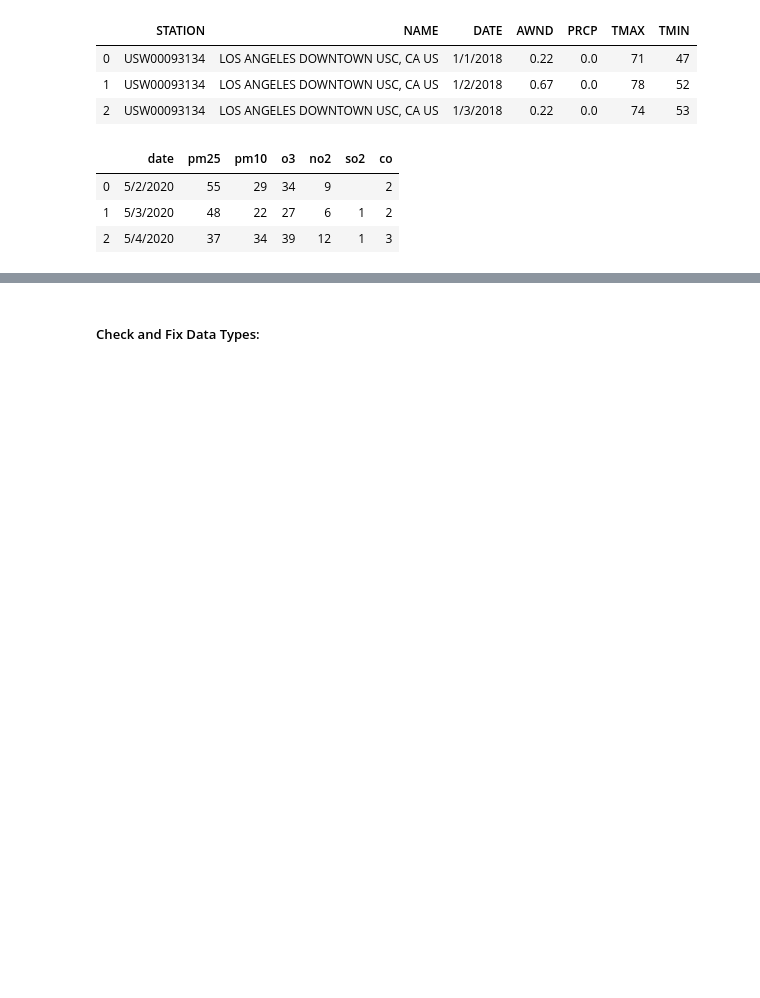
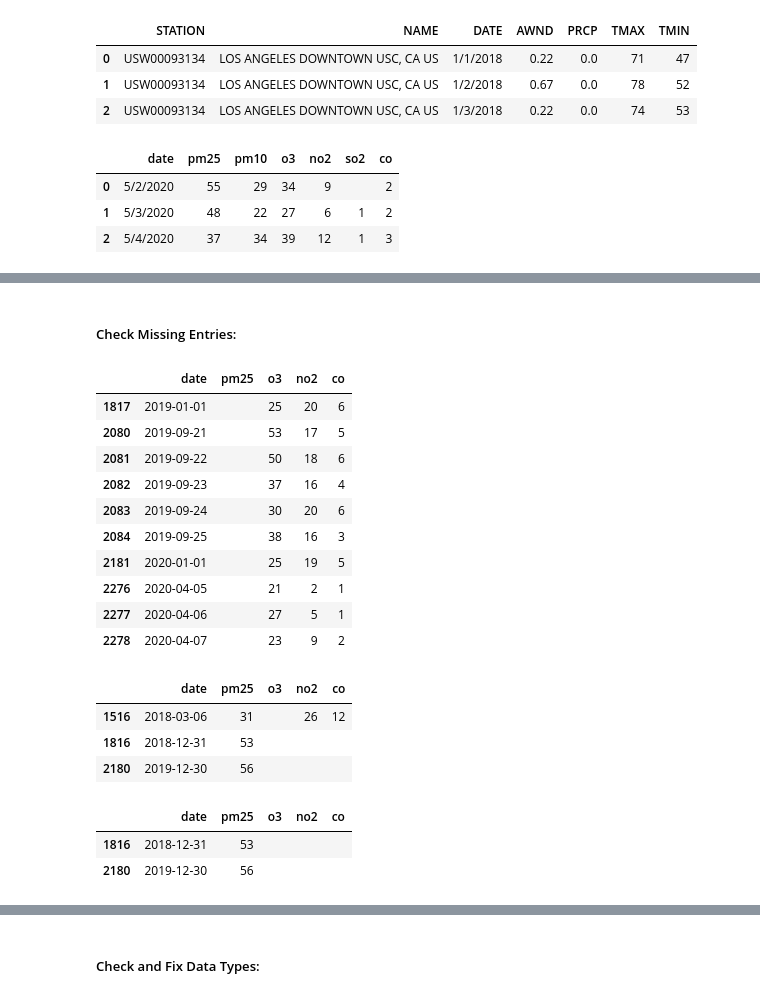
Before and after one commit to SandraVillamar/COVID-19-Lockdown-Affects-Air-Quality-in-LA, a Jupyter notebook: FinalProject_group22.ipynb, the cells around one changed output, grey strips where cells are left out. Drawn from its saved outputs; the diff is of its cells as text; code cells hidden in the pictures; blank space fills up the shorter version.

```diff
--- a/FinalProject_group22.ipynb
+++ b/FinalProject_group22.ipynb
@@ -86,0 +116,29 @@ display(dfaqi.head(3))
+# %% [markdown]
+##### Check Missing Entries:
+# %%
+dfaqi[(dfaqi['pm25'] == ' ')]
+# %% [output]
+|  | date | pm25 | o3 | no2 | co |
+| 1817 | 2019-01-01 |  | 25 | 20 | 6 |
+| 2080 | 2019-09-21 |  | 53 | 17 | 5 |
+| 2081 | 2019-09-22 |  | 50 | 18 | 6 |
+| 2082 | 2019-09-23 |  | 37 | 16 | 4 |
+| 2083 | 2019-09-24 |  | 30 | 20 | 6 |
+| 2084 | 2019-09-25 |  | 38 | 16 | 3 |
+| 2181 | 2020-01-01 |  | 25 | 19 | 5 |
+| 2276 | 2020-04-05 |  | 21 | 2 | 1 |
+| 2277 | 2020-04-06 |  | 27 | 5 | 1 |
+| 2278 | 2020-04-07 |  | 23 | 9 | 2 |
+# %%
+dfaqi[(dfaqi['o3'] == ' ')]
+# %% [output]
+|  | date | pm25 | o3 | no2 | co |
+| 1516 | 2018-03-06 | 31 |  | 26 | 12 |
+| 1816 | 2018-12-31 | 53 |  |  |  |
+| 2180 | 2019-12-30 | 56 |  |  |  |
+# %%
+dfaqi[(dfaqi['no2'] == ' ')]
+# %% [output]
+|  | date | pm25 | o3 | no2 | co |
+| 1816 | 2018-12-31 | 53 |  |  |  |
+| 2180 | 2019-12-30 | 56 |  |  |  |
```
Also changed, not shown: parts of 23 cells of this notebook.
